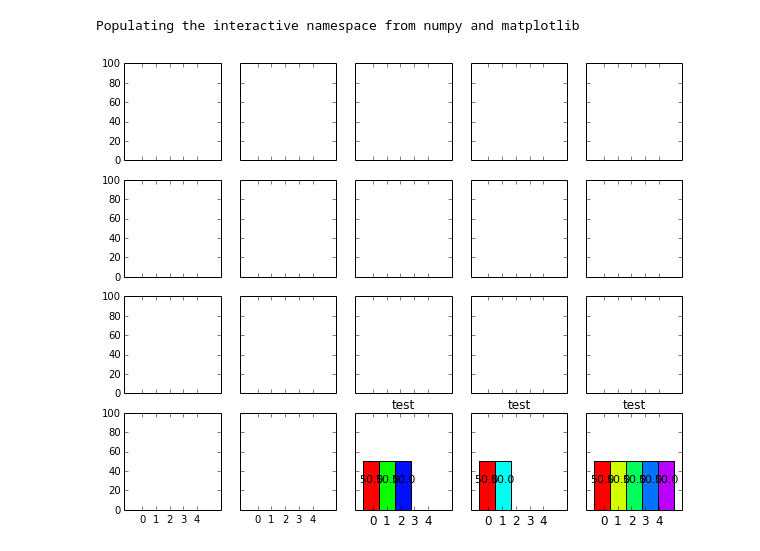
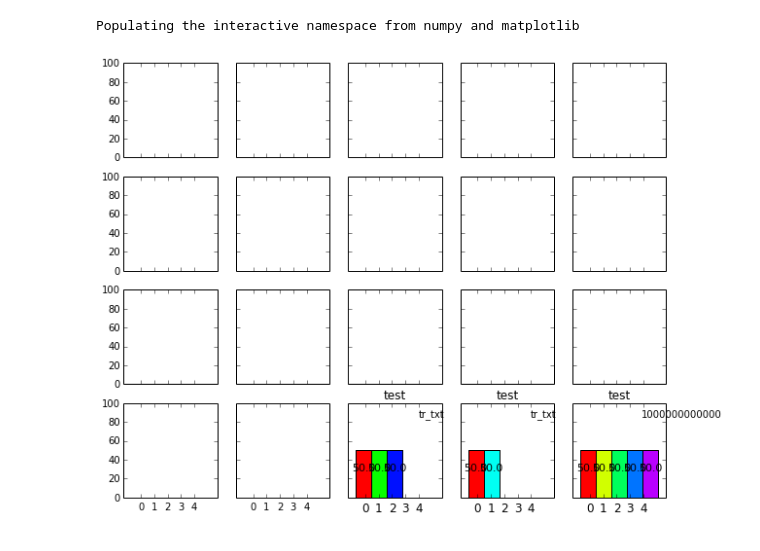
Before and after one commit to dorisjlee/viz-summarization, a Jupyter notebook: ipynb/Dashboard Visualization Output.ipynb, the cells around one changed output. Drawn from its saved outputs; the diff is of its cells as text; code cells hidden in the pictures.

Commit message:
updated visualization to display population size; fixed number overflow for turn sum population

```diff
--- a/ipynb/Dashboard Visualization Output.ipynb
+++ b/ipynb/Dashboard Visualization Output.ipynb
@@ -23,7 +23,7 @@ def autolabel(rects, ax):
                 '%.1f' % height,
                 ha='center', va='bottom',fontsize=11)
 # %%
-def ax_bar_chart(ax,yVals,xAttrs,xtitle="",ytitle="",title="", N=1,width=0.1):
+def ax_bar_chart(ax,yVals,xAttrs,xtitle="",ytitle="",title="",top_right_text="", N=1,width=0.1):
     ind = np.arange(N)  # the x locations for the groups
 
     cmap = get_cmap(len(yVals)+1)
@@ -48,7 +48,7 @@ def ax_bar_chart(ax,yVals,xAttrs,xtitle="",ytitle="",title="", N=1,width=0.1):
     #ax.set_xlabel(xtitle,fontsize=12)
 
     #ax.legend((rects1[0], rects2[0]), xAttrs)
-
+    ax.annotate(top_right_text, xy=(0.75, 0.85), xycoords='axes fraction')
     ax.set_xlim(xmin,xmax)
     ax.set_ylim((0,100))
 
@@ -57,10 +57,10 @@ def ax_bar_chart(ax,yVals,xAttrs,xtitle="",ytitle="",title="", N=1,width=0.1):
 # %%
 fig, axs = plt.subplots(nrows=4,ncols=5,figsize=(10,8),sharex=True,sharey=True)
 axs = axs.ravel()
-ax_bar_chart(axs[-3],[50,50,50],["0","1","2"],"survived",'COUNT(id)',"test")
-ax_bar_chart(axs[-2],[50,50],["0","1"],"survived",'COUNT(id)',"test")
-ax_bar_chart(axs[-1],[50,50,50,50,50],["0","1","2","3","4"],"survived",'COUNT(id)',"test")
+ax_bar_chart(axs[-3],[50,50,50],["0","1","2"],"survived",'COUNT(id)',"test","tr_txt")
+ax_bar_chart(axs[-2],[50,50],["0","1"],"survived",'COUNT(id)',"test","tr_txt")
+ax_bar_chart(axs[-1],[50,50,50,50,50],["0","1","2","3","4"],"survived",'COUNT(id)',"test",1000000000000)
 # %% [output]
-[figure, old version]
+[figure, new version]
 # %%
 mkdir dashboards
```
Also changed, not shown: parts of 9 cells of this notebook, 10 other files.
